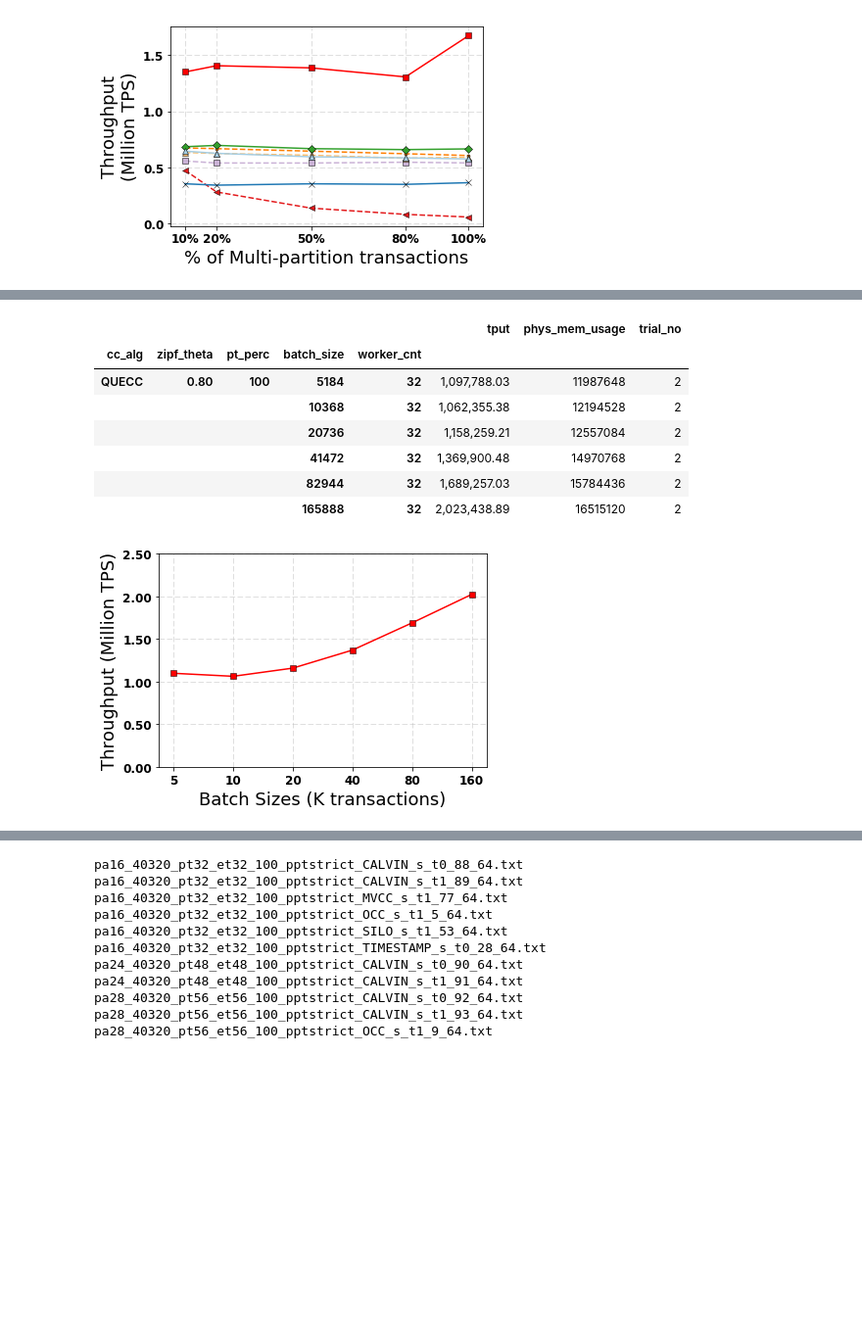
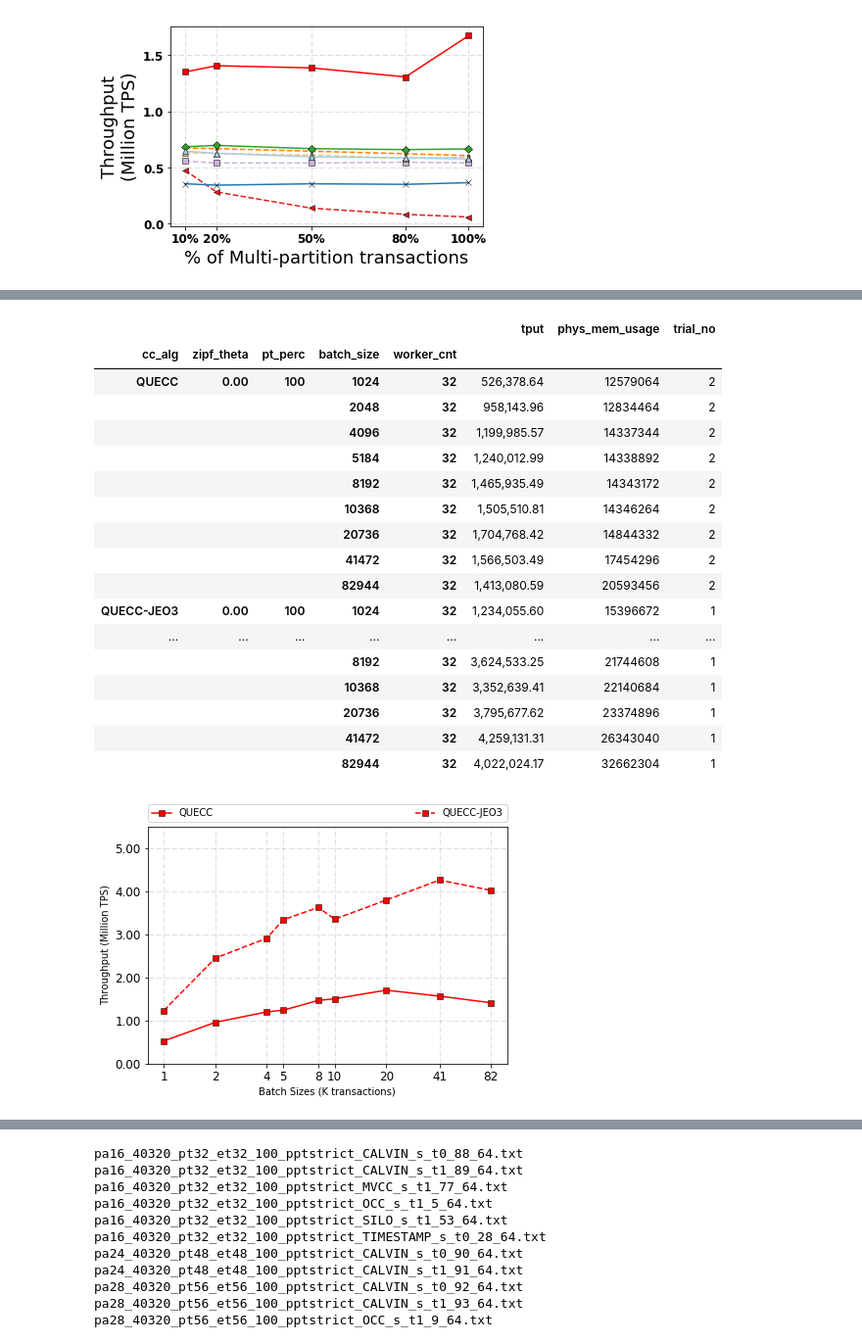
Before and after one commit to qadahtm/deneva, a Jupyter notebook: pynb/QueCC.ipynb, the cells around one changed output, grey strips where cells are left out. Shown at 98% size. Saved outputs shown, nothing was run; the diff lists cells and outputs as text; code cells hidden in the pictures; blank space fills up the shorter version.

```diff
--- a/pynb/QueCC.ipynb
+++ b/pynb/QueCC.ipynb
@@ -3305,12 +3324,12 @@ outfname = '{}ycsb-thetavar-GS32.pdf'.format(figoutdir)
 # ycsb_final_thetavar_quecc_GS32
 # ycsb_final_thetavar_set1_GS32
 # ycsb_final_thetavar_set2_GS32
-ycsb_data = "/Users/qadahtm/Dev/halstead/deneva_project/deneva/exp_results/ycsb_final_thetavar_quecc_GS32"
+ycsb_data = "/Users/qadahtm/Dev/halstead/deneva_project/deneva/exp_results/ycsb_final_thetavar_quecc2_GS32"
 ycsb_df = pd.DataFrame(parse_directory(ycsb_data));
-ycsb_data = "/Users/qadahtm/Dev/halstead/deneva_project/deneva/exp_results/ycsb_final_thetavar_set1_GS32"
+ycsb_data = "/Users/qadahtm/Dev/halstead/deneva_project/deneva/exp_results/ycsb_final_thetavar_nowait_GS32"
 ycsb_df = pd.concat([ycsb_df,pd.DataFrame(parse_directory(ycsb_data))]);
-ycsb_data = "/Users/qadahtm/Dev/halstead/deneva_project/deneva/exp_results/ycsb_final_thetavar_set2_GS32"
-ycsb_df = pd.concat([ycsb_df,pd.DataFrame(parse_directory(ycsb_data))]);
+# ycsb_data = "/Users/qadahtm/Dev/halstead/deneva_project/deneva/exp_results/ycsb_final_thetavar_set2_GS32"
+# ycsb_df = pd.concat([ycsb_df,pd.DataFrame(parse_directory(ycsb_data))]);
 
 
 ycsb_df = ycsb_df[ycsb_df['tput'] != 0]
@@ -3379,10 +3398,10 @@ for i in range(len(line_labels)):
 
 plt.xticks(line_xvals[1],line_xvals[1], fontsize=12)
 plt.yticks(fontsize=12)
-# lgd = plt.legend(bbox_to_anchor=(-.2, 1.02, 3.4, .102),
-#            loc=8,ncol=12, mode="expand", borderaxespad=0.)
-# plt.subplots_adjust(top=0.92, bottom=0.08, left=0.10, right=0.95, hspace=0.25,
-#                     wspace=0.35)
+lgd = plt.legend(bbox_to_anchor=(-.2, 1.02, 3.4, .102),
+           loc=8,ncol=12, mode="expand", borderaxespad=0.)
+plt.subplots_adjust(top=0.92, bottom=0.08, left=0.10, right=0.95, hspace=0.25,
+                    wspace=0.35)
 plt.grid(True)
 plt.tight_layout()
 plt.savefig(outfname,format='pdf',bbox_extra_artists=(lgd,), bbox_inches='tight')
@@ -4228,8 +4230,8 @@ grp_indexes = ['cc_alg','zipf_theta','pt_perc','batch_size','worker_cnt']
 # cores = 32
 cores = 64
 figoutdir = '/Users/qadahtm/Google Drive/MBP2/PhDResearch/QueCC/paper_figs/'
-# outfname = '{}ycsb-bsizevar-theta0-GS32.pdf'.format(figoutdir)
-outfname = '{}ycsb-bsizevar-thetapt8-GS32.pdf'.format(figoutdir)
+outfname = '{}ycsb-bsizevar-theta0-o3je-GS32.pdf'.format(figoutdir)
+# outfname = '{}ycsb-bsizevar-thetapt8-GS32.pdf'.format(figoutdir)
 
 
 # ycsb_quecc_bsize_M64 = "/Users/qadahtm/Dev/halstead/deneva_project/deneva/exp_results/ycsb_ppt50_wp50_thetapt99_bsize_M64"
@@ -4239,13 +4241,19 @@ outfname = '{}ycsb-bsizevar-thetapt8-GS32.pdf'.format(figoutdir)
 
 # ycsb_quecc_bsize_M64 = "/Users/qadahtm/Dev/halstead/deneva_project/deneva/exp_results/ycsb_ppt50_wp50_theta0pt90_bsize_GS32"
 # ycsb_quecc_bsize_M64 = "/Users/qadahtm/Dev/halstead/deneva_project/deneva/exp_results/ycsb_ppt50_wp50_thetapt99_bsize_GS32"
-ycsb_quecc_bsize_M64 = "/Users/qadahtm/Dev/halstead/deneva_project/deneva/exp_results/ycsb_final_theta0pt8_bsize_quecc_GS32"
+# ycsb_quecc_bsize_M64 = "/Users/qadahtm/Dev/halstead/deneva_project/deneva/exp_results/ycsb_final_theta0pt8_bsize_quecc_GS32"
+ycsb_quecc_bsize_M64_o3je = "/Users/qadahtm/Dev/halstead/deneva_project/deneva/exp_results/ycsb_final_theta0_bsizevar_o3je_quecc_GS32"
+ycsb_quecc_bsize_M64 = "/Users/qadahtm/Dev/halstead/deneva_project/deneva/exp_results/ycsb_final_theta0_bsizevar_quecc_GS32"
+
 
 ycsb_quecc_bsize_M64 = pd.DataFrame(parse_directory(ycsb_quecc_bsize_M64));
+ycsb_quecc_bsize_M64_o3je = pd.DataFrame(parse_directory(ycsb_quecc_bsize_M64_o3je));
+ycsb_quecc_bsize_M64_o3je['cc_alg'] = 'QUECC-JEO3'
+ycsb_quecc_bsize_M64 = pd.concat([ycsb_quecc_bsize_M64,ycsb_quecc_bsize_M64_o3je]);
 # ycsb_quecc_bsize_M64 =  ycsb_quecc_bsize_M64[ycsb_quecc_bsize_M64['batch_size'] > 6000]
 ycsb_quecc_bsize_M64 =  ycsb_quecc_bsize_M64[ycsb_quecc_bsize_M64['tput'] != 0]
-# ycsb_quecc_bsize_M64 = ycsb_quecc_bsize_M64[ycsb_quecc_bsize_M64['zipf_theta'] == '0.00']
-ycsb_quecc_bsize_M64 = ycsb_quecc_bsize_M64[ycsb_quecc_bsize_M64['zipf_theta'] == '0.80']
+ycsb_quecc_bsize_M64 = ycsb_quecc_bsize_M64[ycsb_quecc_bsize_M64['zipf_theta'] == '0.00']
+# ycsb_quecc_bsize_M64 = ycsb_quecc_bsize_M64[ycsb_quecc_bsize_M64['zipf_theta'] == '0.80']
 # ycsb_quecc_bsize_M64 = ycsb_quecc_bsize_M64[ycsb_quecc_bsize_M64['zipf_theta'] == '0.99']
 ycsb_quecc_unpip_M64 = ycsb_quecc_bsize_M64[ycsb_quecc_bsize_M64['pt_perc'] == 100]
 # ycsb_quecc_unpip_M64 = ycsb_quecc_unpip_M64[ycsb_quecc_unpip_M64['zipf_theta'] != '0.60']
@@ -4253,14 +4261,15 @@ ycsb_quecc_unpip_M64 = ycsb_quecc_bsize_M64[ycsb_quecc_bsize_M64['pt_perc'] == 1
 # del ycsb_quecc_unpip_M64['commit_strategy']
 ycsb_quecc_unpip_M64['vm'] = cores
 
-ycsb_quecc_pip_M64 = ycsb_quecc_bsize_M64[ycsb_quecc_bsize_M64['pt_perc'] != 100]
-ycsb_quecc_pip_M64['vm'] = cores
-ycsb_quecc_pip_M64['worker_cnt'] = ycsb_quecc_pip_M64['et_cnt']+ycsb_quecc_pip_M64['pt_cnt']
+# ycsb_quecc_pip_M64 = ycsb_quecc_bsize_M64[ycsb_quecc_bsize_M64['pt_perc'] != 100]
+# ycsb_quecc_pip_M64['vm'] = cores
+# ycsb_quecc_pip_M64['worker_cnt'] = ycsb_quecc_pip_M64['et_cnt']+ycsb_quecc_pip_M64['pt_cnt']
 
 # combined = pd.concat([ycsb_quecc_unpip_GS32,ycsb_quecc_pip_GS32])
 # combined = pd.concat([ycsb_quecc_pip_GS32])
 # print(combined)
-combined = pd.concat([ycsb_quecc_unpip_M64,ycsb_quecc_pip_M64])
+# combined = pd.concat([ycsb_quecc_unpip_M64,ycsb_quecc_pip_M64])
+combined = ycsb_quecc_unpip_M64;
 # combined = pd.concat([ycsb_quecc_unpip_M64,ycsb_quecc_pip_M64, ycsb_quecc_pip_GS32, ycsb_quecc_unpip_GS32])
 # combined = ycsb_quecc_unpip_M64
 
@@ -4302,8 +4311,8 @@ for ptr in pt_ratio:
             yvals = list(grouped_f.loc[a,t,ptr]['tput'])
             yvals_s = list( map(lambda x : x/us, yvals))
             xvals = list(grouped_f.loc[a,t,ptr].index.get_level_values(0))
-#             xvals = list( map(lambda x : x/10000, xvals))
-            xvals = list( map(lambda x : int(x/10000)*10 if x > 6000 else int(x/1000), xvals))
+            xvals = list( map(lambda x : int(x/1000), xvals))
+#             xvals = list( map(lambda x : int(x/10000)*10 if x > 6000 else int(x/1000), xvals))
 #             print(yvals)
             print(xvals)
             line_yvals.append(yvals_s)
@@ -4320,7 +4329,7 @@ plti = 110 + pc
 title_y_offset = -0.2
 # plt.xticks(line_xvals[0],line_xvals[0], fontsize=12)
 plt.yticks(fontsize=12)
-plt.ylim(0,2.5)
+plt.ylim(0,5.5)
 # plt.xlim([1,180])
 
 ax = plt.subplot(111)
@@ -4344,10 +4353,10 @@ plt.xticks(line_xvals[0],line_xvals[0], fontsize=12)
 # plt.legend(bbox_to_anchor=(-1.4, 1.02, 2.4, .102),
 #            loc=8,ncol=8, mode="expand", borderaxespad=0.)
 
-# plt.legend(bbox_to_anchor=(0, 1.02, 1.0, .102),
-#            loc=8,ncol=8, mode="expand", borderaxespad=0.)
-# plt.subplots_adjust(top=0.92, bottom=0.08, left=0.10, right=0.95, hspace=0.25,
-#                     wspace=0.35)
+plt.legend(bbox_to_anchor=(0, 1.02, 1.0, .102),
+           loc=8,ncol=8, mode="expand", borderaxespad=0.)
+plt.subplots_adjust(top=0.92, bottom=0.08, left=0.10, right=0.95, hspace=0.25,
+                    wspace=0.35)
 plt.savefig(outfname,format='pdf')
 grouped_f
 # grouped_f.loc['QUECC','0.99','100']
@@ -4358,12 +4370,22 @@ QUECC
 |  |  |  |  |  | tput | phys_mem_usage | trial_no |
 | cc_alg | zipf_theta | pt_perc | batch_size | worker_cnt |  |  |  |
-| QUECC | 0.80 | 100 | 5184 | 32 | 1,097,788.03 | 11987648 | 2 |
-|  |  |  | 10368 | 32 | 1,062,355.38 | 12194528 | 2 |
-|  |  |  | 20736 | 32 | 1,158,259.21 | 12557084 | 2 |
-|  |  |  | 41472 | 32 | 1,369,900.48 | 14970768 | 2 |
-|  |  |  | 82944 | 32 | 1,689,257.03 | 15784436 | 2 |
-|  |  |  | 165888 | 32 | 2,023,438.89 | 16515120 | 2 |
+| QUECC | 0.00 | 100 | 1024 | 32 | 526,378.64 | 12579064 | 2 |
+|  |  |  | 2048 | 32 | 958,143.96 | 12834464 | 2 |
+|  |  |  | 4096 | 32 | 1,199,985.57 | 14337344 | 2 |
+|  |  |  | 5184 | 32 | 1,240,012.99 | 14338892 | 2 |
+|  |  |  | 8192 | 32 | 1,465,935.49 | 14343172 | 2 |
+|  |  |  | 10368 | 32 | 1,505,510.81 | 14346264 | 2 |
+|  |  |  | 20736 | 32 | 1,704,768.42 | 14844332 | 2 |
+|  |  |  | 41472 | 32 | 1,566,503.49 | 17454296 | 2 |
+|  |  |  | 82944 | 32 | 1,413,080.59 | 20593456 | 2 |
+| QUECC-JEO3 | 0.00 | 100 | 1024 | 32 | 1,234,055.60 | 15396672 | 1 |
+| ... | ... | ... | ... | ... | ... | ... | ... |
+|  |  |  | 8192 | 32 | 3,624,533.25 | 21744608 | 1 |
+|  |  |  | 10368 | 32 | 3,352,639.41 | 22140684 | 1 |
+|  |  |  | 20736 | 32 | 3,795,677.62 | 23374896 | 1 |
+|  |  |  | 41472 | 32 | 4,259,131.31 | 26343040 | 1 |
+|  |  |  | 82944 | 32 | 4,022,024.17 | 32662304 | 1 |
-[figure, old version]
+[figure, new version]
 # %%
 ##QueCC Plots -- Batch size - Latency
 import matplotlib.ticker as ticker
```
Also changed, not shown: parts of 10 cells of this notebook, 17 other files.
